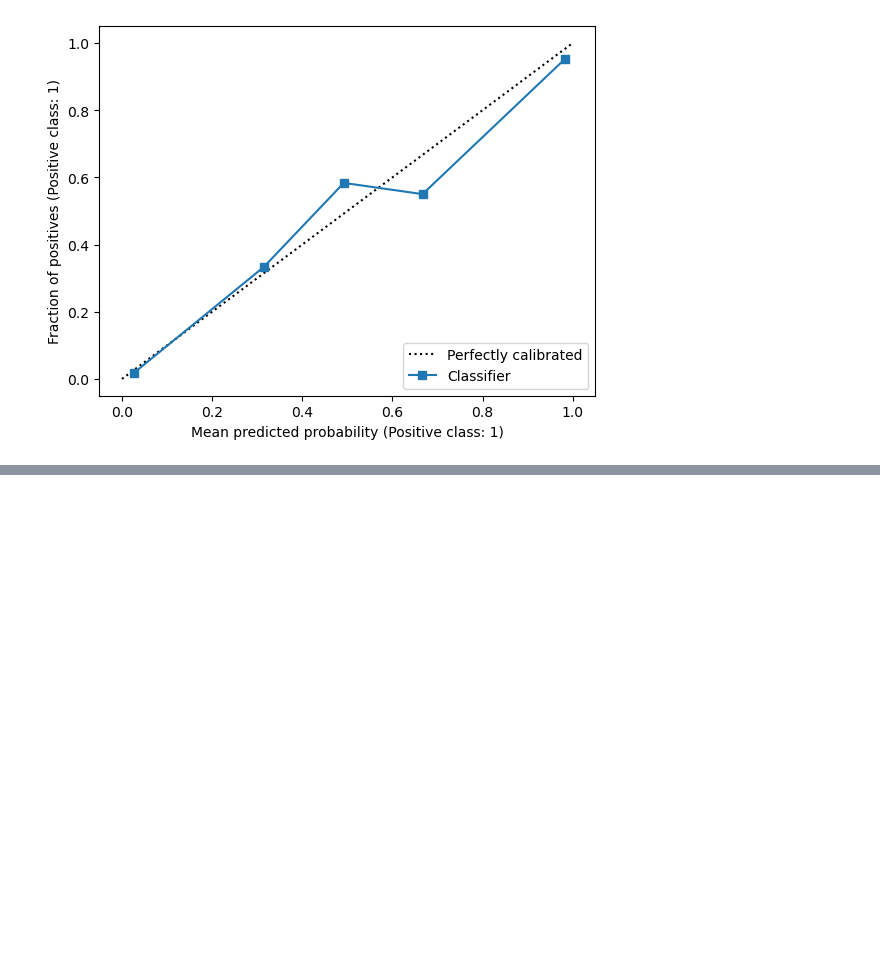
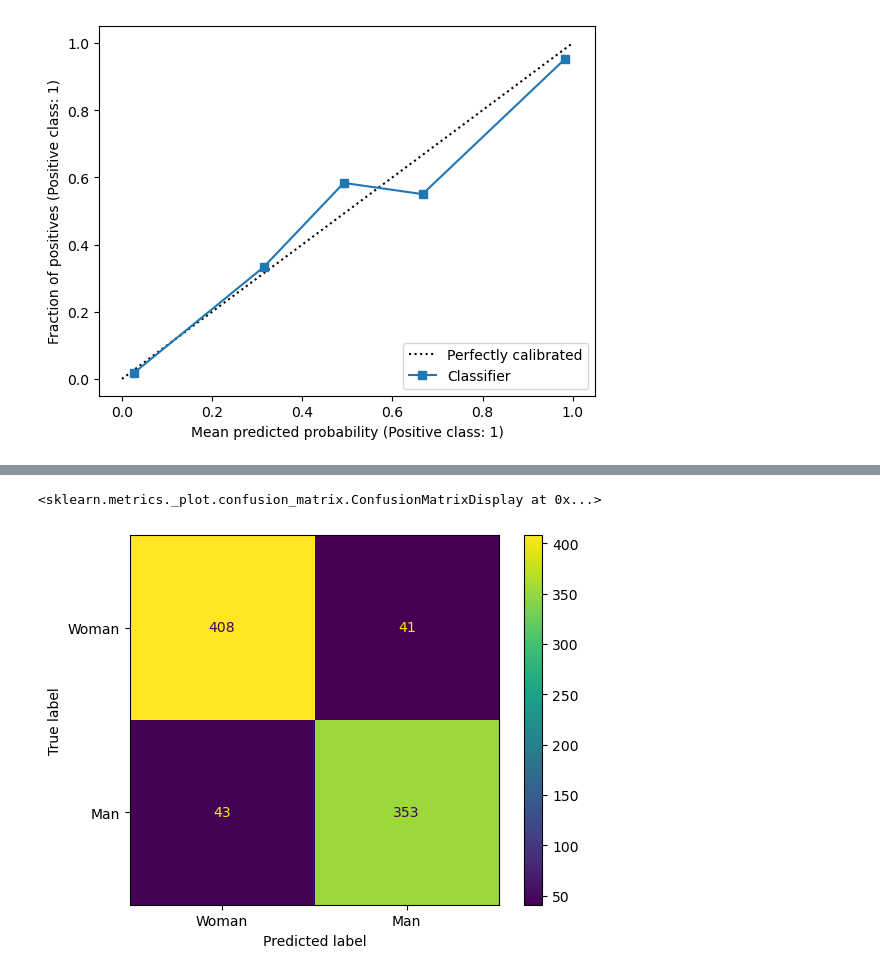
Before and after one commit to TRSS-Research/SAAC, a Jupyter notebook: notebooks/image_analysis/DeepFace Analysis.ipynb, the cells around one changed output, grey strips where cells are left out. Cells and saved outputs as stored; diff of their text form; code cells hidden in the pictures; blank space fills up the shorter version.

```diff
--- a/notebooks/image_analysis/DeepFace Analysis.ipynb
+++ b/notebooks/image_analysis/DeepFace Analysis.ipynb
@@ -436,0 +698,17 @@ disp
+# %%
+predictions_path = Path('./deepface_predictions_calibrated.csv')
+
+if not predictions_path.exists():
+    pd.json_normalize(all_predictions).to_csv(str(predictions_path), index=False)
+# %%
+all_predictions = json.loads(pd.read_csv(str(predictions_path)).to_json(orient='records'))
+all_labels = list(map(lambda p: p['label'], all_predictions))
+# %%
+threshold = 0.5
+
+predictions_gender = list(map(lambda p: (p['gender.Man']/100, 1 if p['gender.Man']/100 >= threshold else 0) if p['bbox'] else None, all_predictions))
+
+labels_gender = all_labels
+
+labels_gender, predictions_gender = zip(*list(filter(lambda p: p[0] is not None and p[1] is not None, zip(labels_gender, predictions_gender))))
+labels_gender = list(labels_gender)
@@ -436,0 +726,7 @@ disp
+# %%
+cm = metrics.confusion_matrix(labels_gender, [p[1] for p in predictions_gender])
+disp = metrics.ConfusionMatrixDisplay(confusion_matrix=cm, display_labels=['Woman', 'Man'])
+disp.plot()
+# %% [output]
+<sklearn.metrics._plot.confusion_matrix.ConfusionMatrixDisplay at 0x...>
+[figure, added]
```
Also changed, not shown: parts of 21 cells of this notebook, 1 other file.
